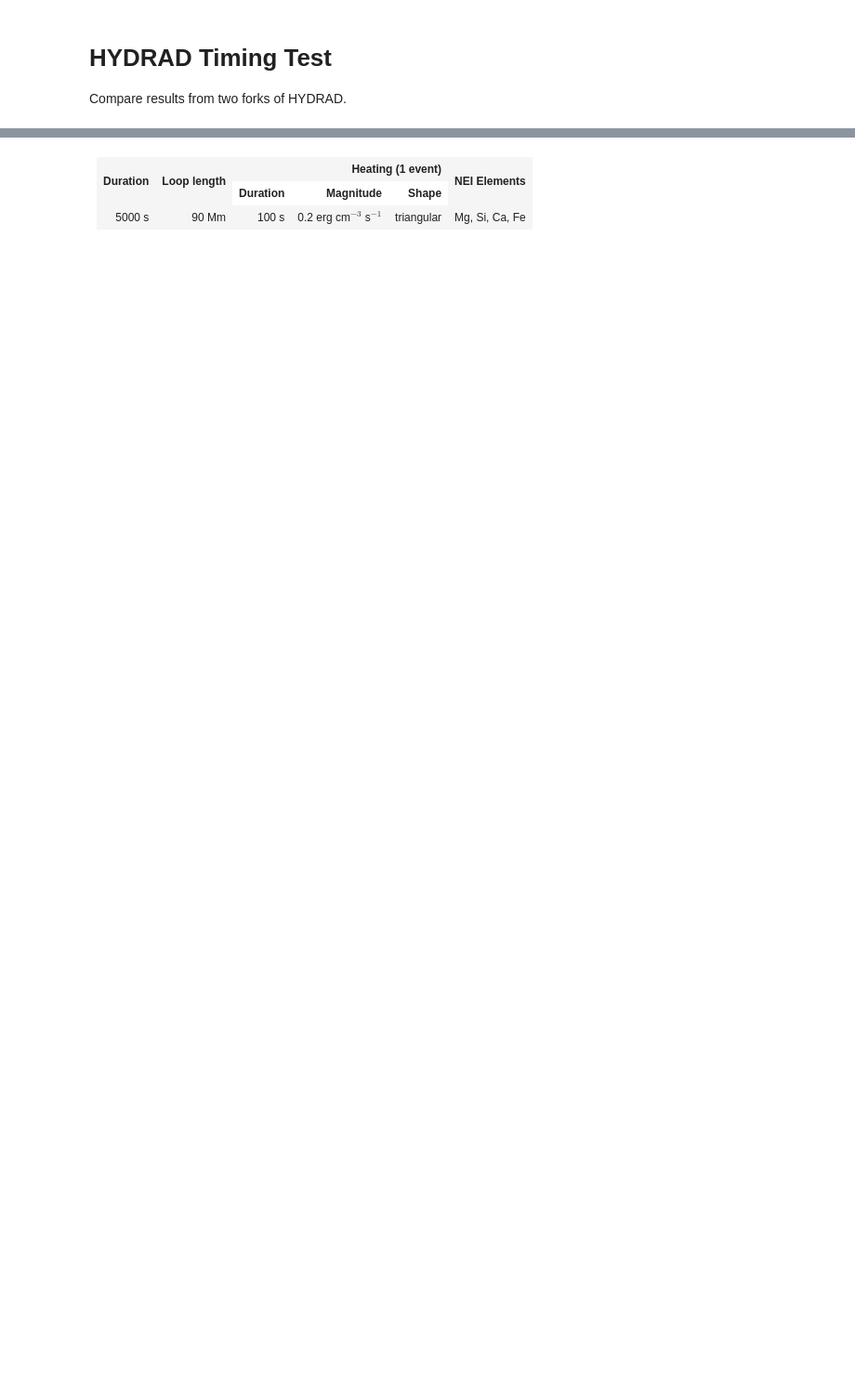
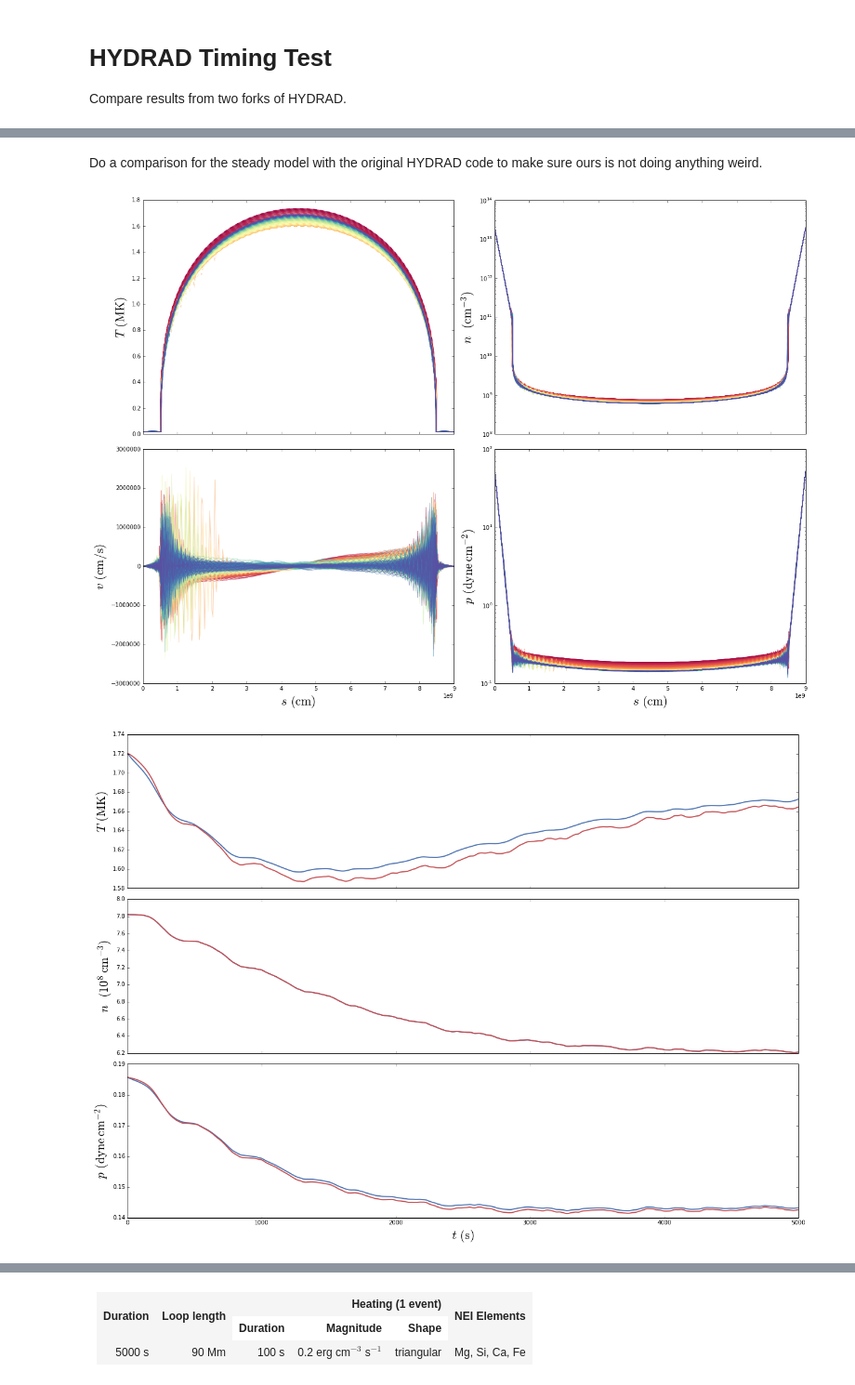
Before and after one commit to wtbarnes/research_notebook, a Jupyter notebook: HYDRAD/hydrad_timing_test.ipynb, the cells around one changed output, grey strips where cells are left out. Shown at 93% size. Saved outputs shown, nothing was run; the diff lists cells and outputs as text; code cells hidden in the pictures; blank space fills up the shorter version.

```diff
--- a/HYDRAD/hydrad_timing_test.ipynb
+++ b/HYDRAD/hydrad_timing_test.ipynb
@@ -10,0 +33,11 @@ import quick_look as ql
+# %% [markdown]
+Do a comparison for the steady model with the original HYDRAD code to make sure ours is not doing anything weird.
+# %%
+hydrad_steady_original=ql.QuickViewer('/home/wtb2/Desktop/HYDRAD/Results/',figsize=(18,13),fontsize=22)
+hydrad_steady_original.load_results()
+hydrad_steady_original.plot_profile(line_cm='Spectral')
+hydrad_steady_original.make_timeseries()
+hydrad_steady_original.plot_timeseries()
+# %% [output]
+[figure, added]
+[figure, added]
```
Also changed, not shown: parts of 20 cells of this notebook, 2 other files.
